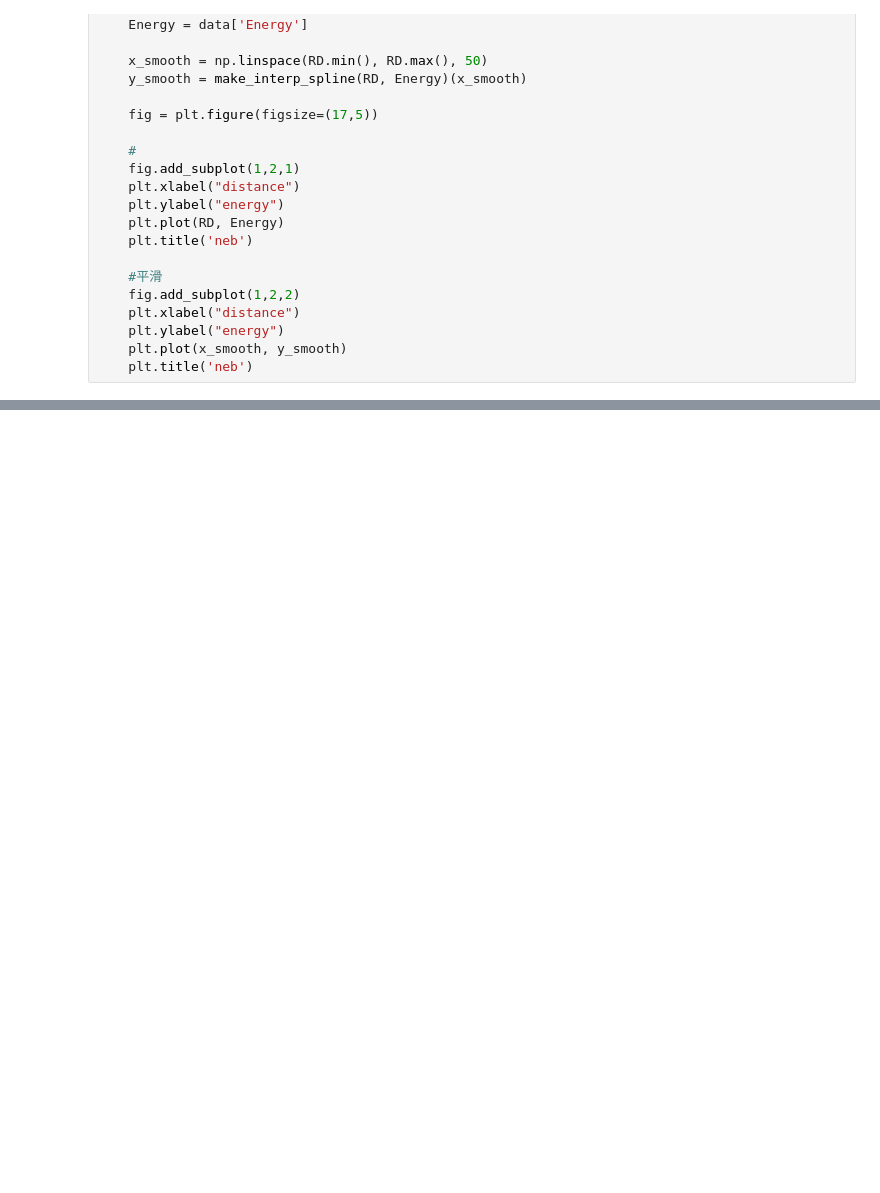
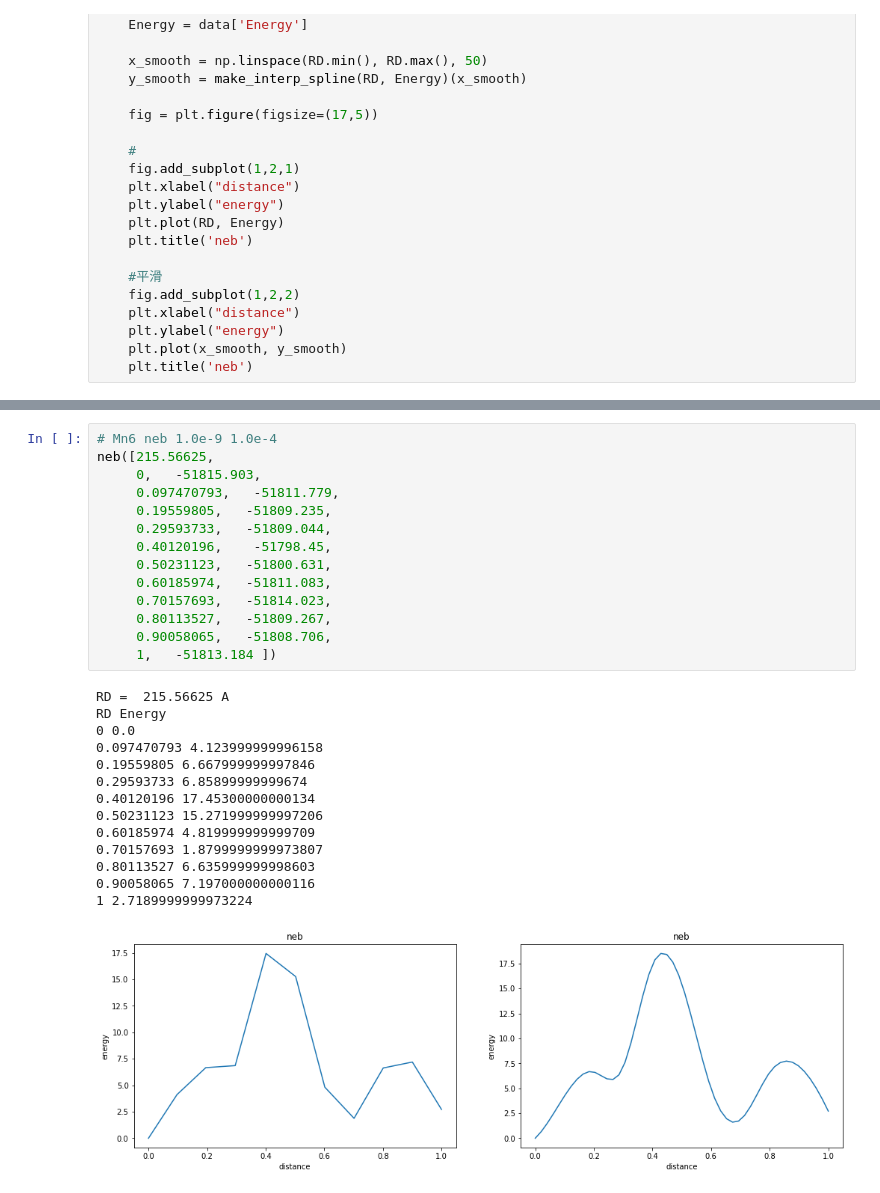
Before and after one commit to YuanshuoZhangDE/Python, a Jupyter notebook: Jupyter/Lammps Data Analysis/neb绘图.ipynb, the cells around one changed output, grey strips where cells are left out. Cells and saved outputs as stored; diff of their text form; blank space fills up the shorter version.

```diff
--- a/Jupyter/Lammps Data Analysis/neb绘图.ipynb
+++ b/Jupyter/Lammps Data Analysis/neb绘图.ipynb
@@ -116,0 +88,29 @@ RD Energy
+# %%
+# Mn6 neb 1.0e-9 1.0e-4
+neb([215.56625,
+     0,   -51815.903,
+     0.097470793,   -51811.779,
+     0.19559805,   -51809.235,
+     0.29593733,   -51809.044,
+     0.40120196,    -51798.45,
+     0.50231123,   -51800.631,
+     0.60185974,   -51811.083,
+     0.70157693,   -51814.023,
+     0.80113527,   -51809.267,
+     0.90058065,   -51808.706,
+     1,   -51813.184 ])
+# %% [output]
+RD =  215.56625 A
+RD Energy
+0 0.0
+0.097470793 4.123999999996158
+0.19559805 6.667999999997846
+0.29593733 6.85899999999674
+0.40120196 17.45300000000134
+0.50231123 15.271999999997206
+0.60185974 4.819999999999709
+0.70157693 1.8799999999973807
+0.80113527 6.635999999998603
+0.90058065 7.197000000000116
+1 2.7189999999973224
+[figure, added]
```
Also changed, not shown: parts of 3 cells of this notebook, 7 other files.
